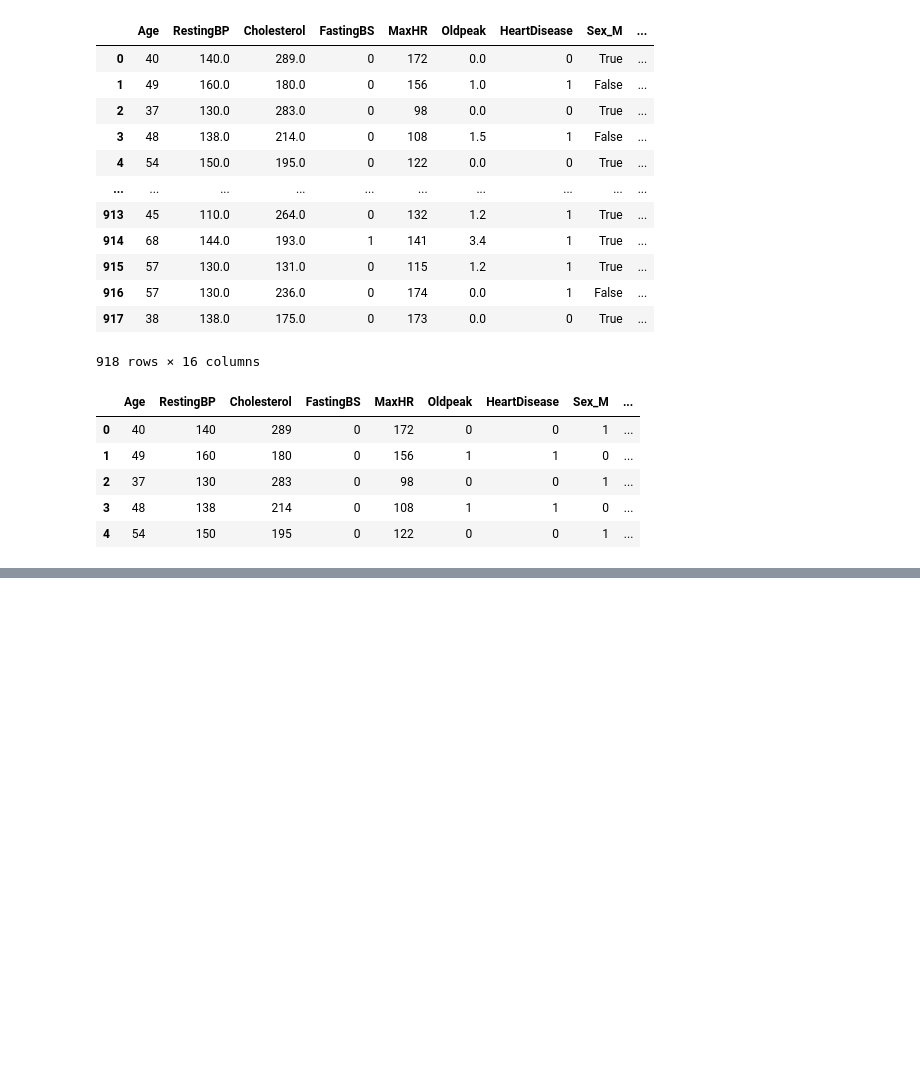
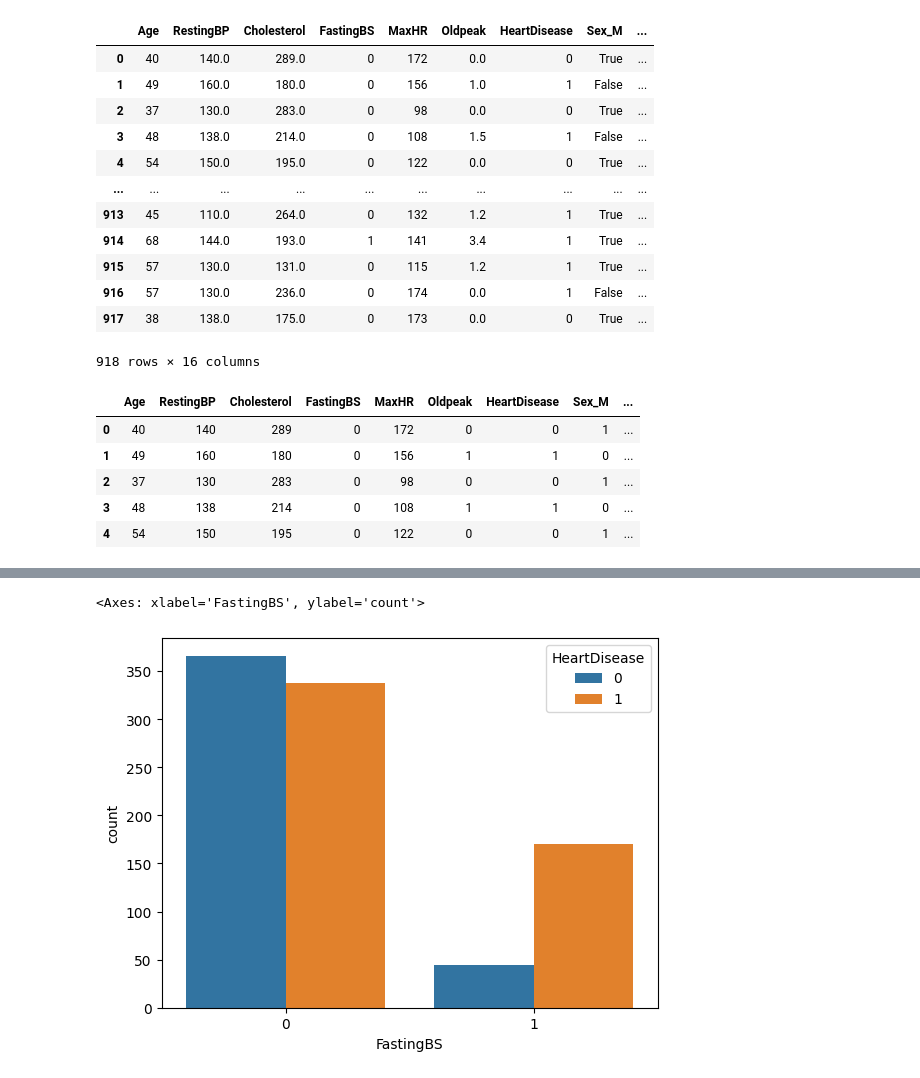
Before and after one commit to dipenbikrambista/Learning_ML, a Jupyter notebook: heart_disease_prediction.ipynb, the cells around one changed output, grey strips where cells are left out. Drawn from its saved outputs; the diff is of its cells as text; code cells hidden in the pictures; blank space fills up the shorter version.

Commit message:
Engineered features: cholesterol cat && did feature selection using correlation matrix and chi2 test

```diff
--- a/heart_disease_prediction.ipynb
+++ b/heart_disease_prediction.ipynb
@@ -232,0 +235,6 @@ df_encoded.head()
+# %%
+df_encoded['RestingBP_cat'] = pd.cut(
+    df_encoded['RestingBP'],
+    bins= [0,60,100,float('inf')],
+    labels= ['LowBP','NormalBP','HighBP']
+)
@@ -233,3 +257,13 @@ df_encoded.head()
+# %%
+df_encoded['Cholesterol_cat'] = pd.cut(
+    df_encoded['Cholesterol'],
+    bins= [0,200,240,float('inf')],
+    labels= ['Normal','BorderLine_High','High']
+)
+# %%
+df_encoded = pd.get_dummies(df_encoded,columns=['Cholesterol_cat','RestingBP_cat'],drop_first=True)
+# %%
+df_encoded = df_encoded.astype(int)
 # %%
 from sklearn.preprocessing import StandardScaler
 scaler = StandardScaler()
@@ -254,0 +312,5 @@ df_encoded
+# %%
+sns.countplot(x =df_encoded['FastingBS'], hue= df_encoded['HeartDisease'])
+# %% [output]
+<Axes: xlabel='FastingBS', ylabel='count'>
+[figure, added]
```
Also changed, not shown: parts of 11 cells of this notebook.
